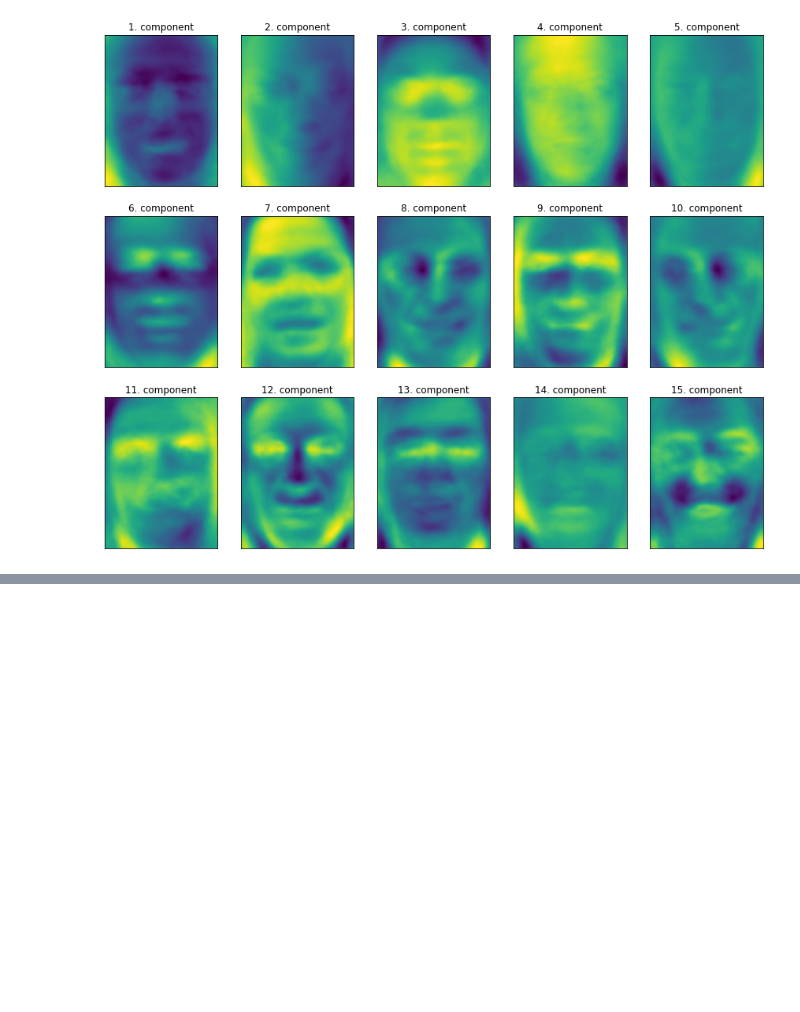
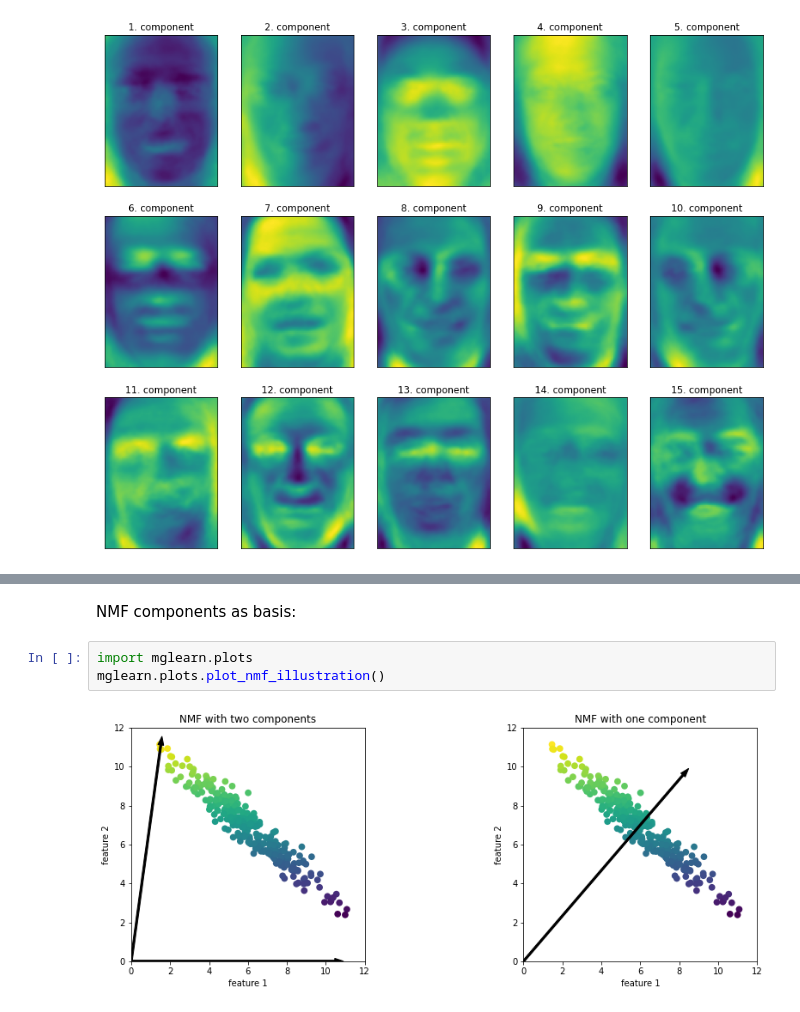
Before and after one commit to AKAD0/ML_Muller, a Jupyter notebook: Chapter3(USL)-2(PCA-NMF-tSNE).ipynb, the cells around one changed output, grey strips where cells are left out. Drawn from its saved outputs; the diff is of its cells as text; blank space fills up the shorter version.

```diff
--- a/Chapter3(USL)-2(PCA-NMF-tSNE).ipynb
+++ b/Chapter3(USL)-2(PCA-NMF-tSNE).ipynb
@@ -201,0 +212,7 @@ Shape of pca.components_: (100, 5655)
+# %% [markdown]
+NMF components as basis:
+# %%
+import mglearn.plots
+mglearn.plots.plot_nmf_illustration()
+# %% [output]
+[figure, added]
```
Also changed, not shown: parts of 14 cells of this notebook.
